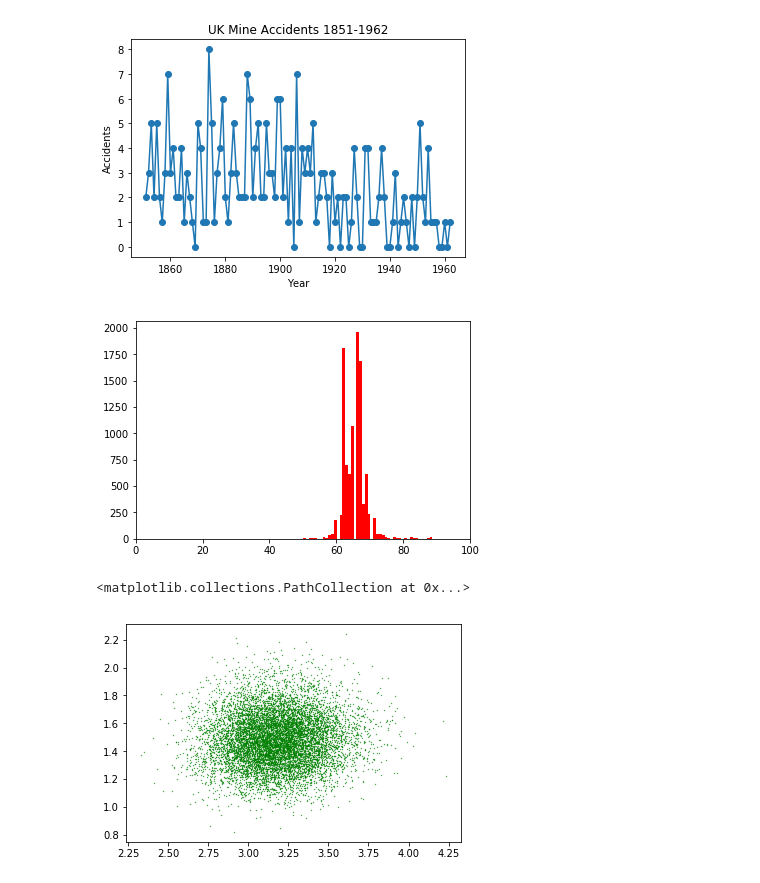
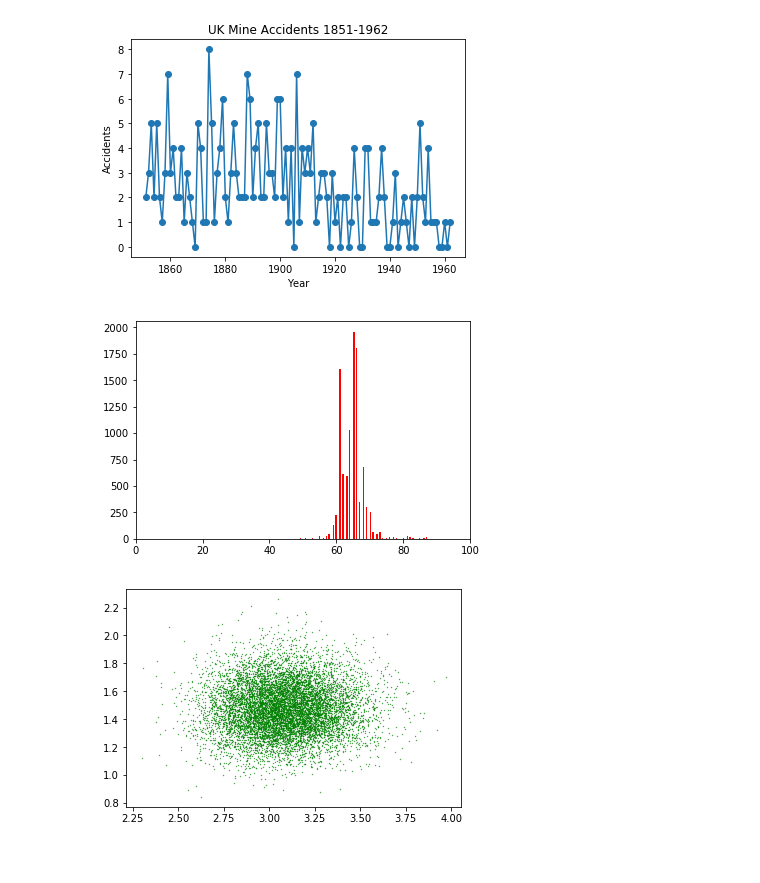
Before and after one commit to ADLeonelli/phys139-final, a Jupyter notebook: phys139_final/phys139_final.ipynb, the cells around one changed output. Drawn from its saved outputs; the diff is of its cells as text; code cells hidden in the pictures.

```diff
--- a/phys139_final/phys139_final.ipynb
+++ b/phys139_final/phys139_final.ipynb
@@ -147,9 +133,11 @@ l1, l2, change_year = mcmc(10000)
+# %%
+l1, l2, change_year = mcmc(10000, data)
 # %%
-plt.hist(change_year, 50, color='red', label='$n_0$')
+plt.hist(change_year, 100, color='red', label='$n_0$')
 plt.xlim(0, 100)
 plt.show()
 plt.scatter(l1, l2, color='green', s=0.1)
+plt.show()
 # %% [output]
-[figure, old version]
+[figure, new version]
-<matplotlib.collections.PathCollection at 0x...>
-[figure, old version]
+[figure, new version]
```
Also changed, not shown: parts of 2 cells of this notebook.
